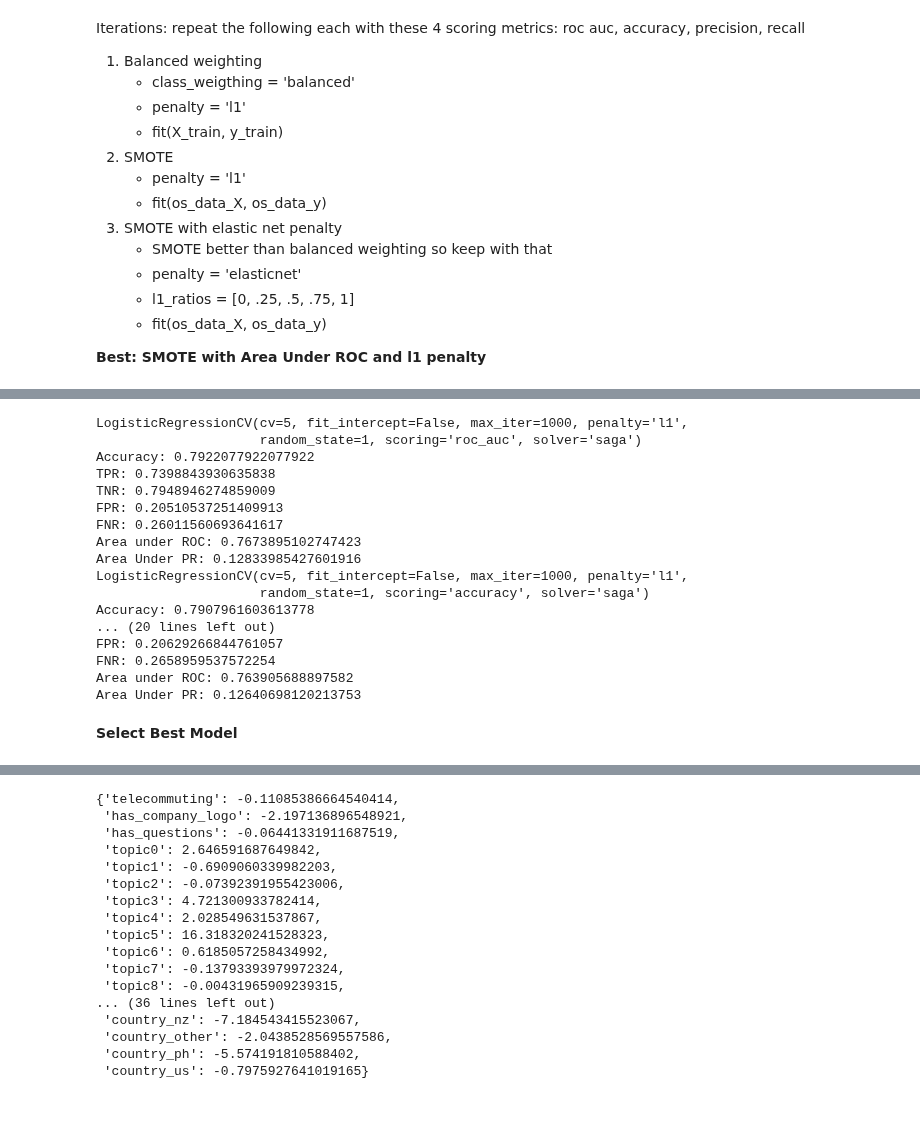
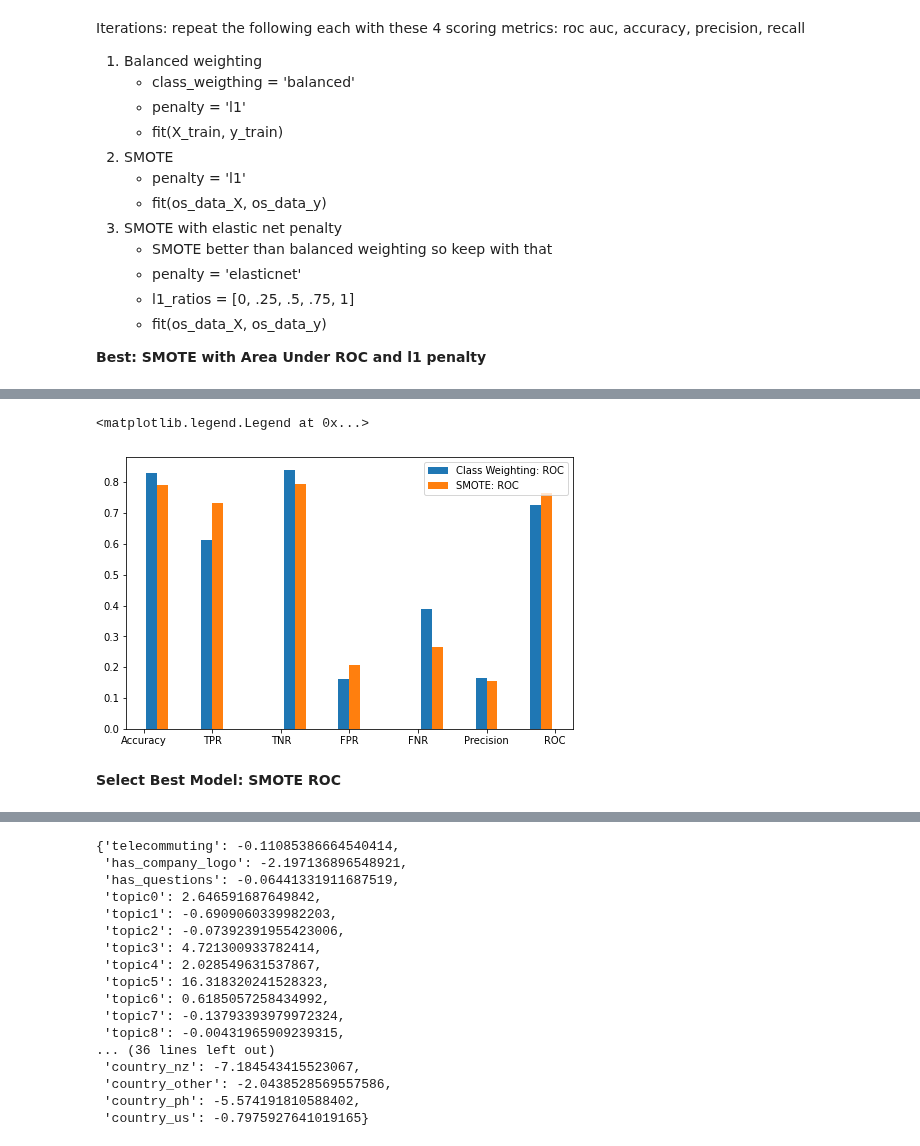
Before and after one commit to anuragkumar/fake-job-posting-prediction, a Jupyter notebook: fake_job_postings.ipynb, the cells around one changed output, grey strips where cells are left out. Drawn from its saved outputs; the diff is of its cells as text; code cells hidden in the pictures; blank space fills up the shorter version.

```diff
--- a/fake_job_postings.ipynb
+++ b/fake_job_postings.ipynb
@@ -794,32 +882,19 @@ Area Under PR: 0.11985237682649093
-# %%
-for i in model_list_smote:
-    print(str(i))
-    predict, prob, predict_df, true_df, prob_df, coef_dict = lasso_predict(i)
-    #print(coef_dict)
-    metrics_print(predict_df, predict)
-
-# accuracy, recall all the same. ROC best. Precision bad for TPR. accuracy/recall, roc very similar.
-# better than balanced weighting in general
-# precision gives better accuracy but very bad TPR and FNR
-# %% [output]
-LogisticRegressionCV(cv=5, fit_intercept=False, max_iter=1000, penalty='l1',
-                     random_state=1, scoring='roc_auc', solver='saga')
-Accuracy: 0.7922077922077922
-TPR: 0.7398843930635838
-TNR: 0.7948946274859009
-FPR: 0.20510537251409913
-FNR: 0.26011560693641617
-Area under ROC: 0.7673895102747423
-Area Under PR: 0.12833985427601916
-LogisticRegressionCV(cv=5, fit_intercept=False, max_iter=1000, penalty='l1',
-                     random_state=1, scoring='accuracy', solver='saga')
-Accuracy: 0.7907961603613778
-... (20 lines left out)
-FPR: 0.20629266844761057
-FNR: 0.2658959537572254
-Area under ROC: 0.763905688897582
-Area Under PR: 0.12640698120213753
+# %%
+# compare SMOTE and class imbalance
+
+fig, ax = plt.subplots(figsize=(8,5))
+
+bins = ['Accuracy', 'TPR', 'TNR', 'FPR', 'FNR', 'Precision', 'ROC']
+plt.hist([bins, bins], 15, weights=[stats[0][:-1], stats_smote[1][:-1]],
+            histtype='bar', label=['Class Weighting: ROC', 'SMOTE: ROC'])
+plt.legend()
+
+# SMOTE overall a bit better. Better in several categories and only tiny bit worse in the ones its worse in
+# better at balancing between metrics
+# %% [output]
+<matplotlib.legend.Legend at 0x...>
+[figure, added]
 # %% [markdown]
-__Select Best Model__
+__Select Best Model: SMOTE ROC__
 # %%
 best_model = model_list_smote[0]
```
Also changed, not shown: parts of 42 cells of this notebook.
